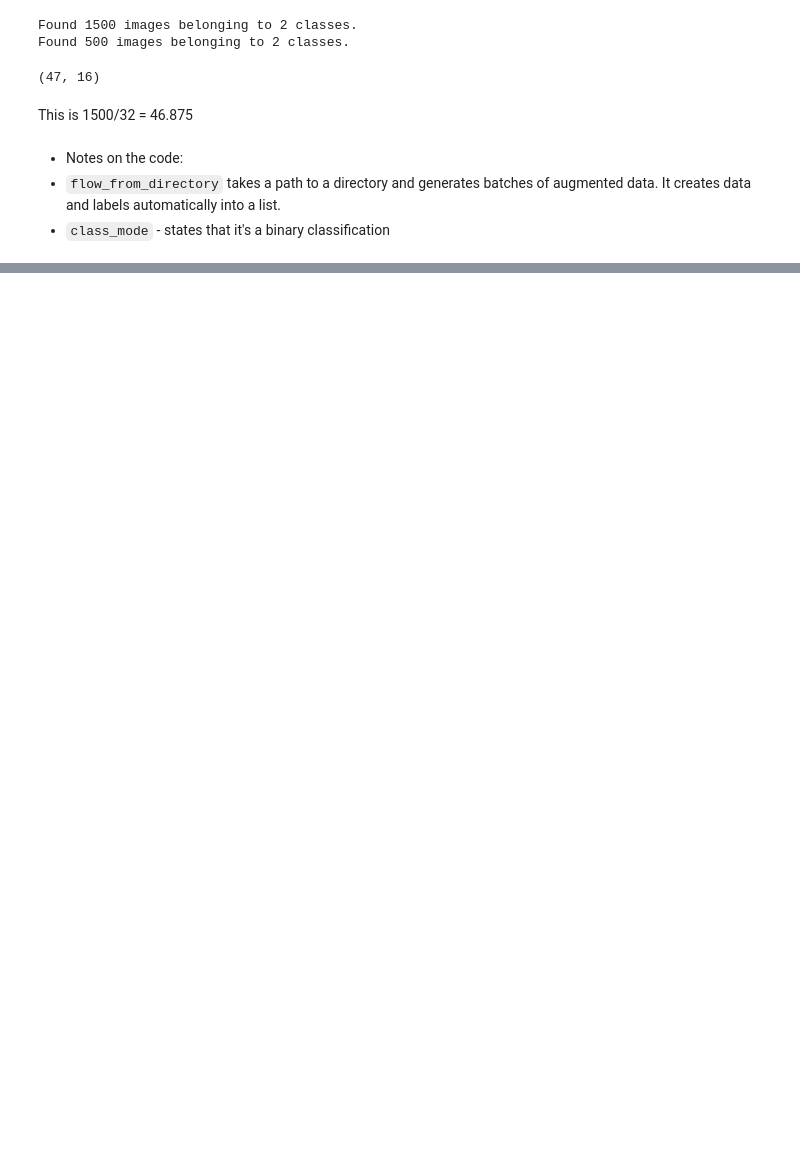
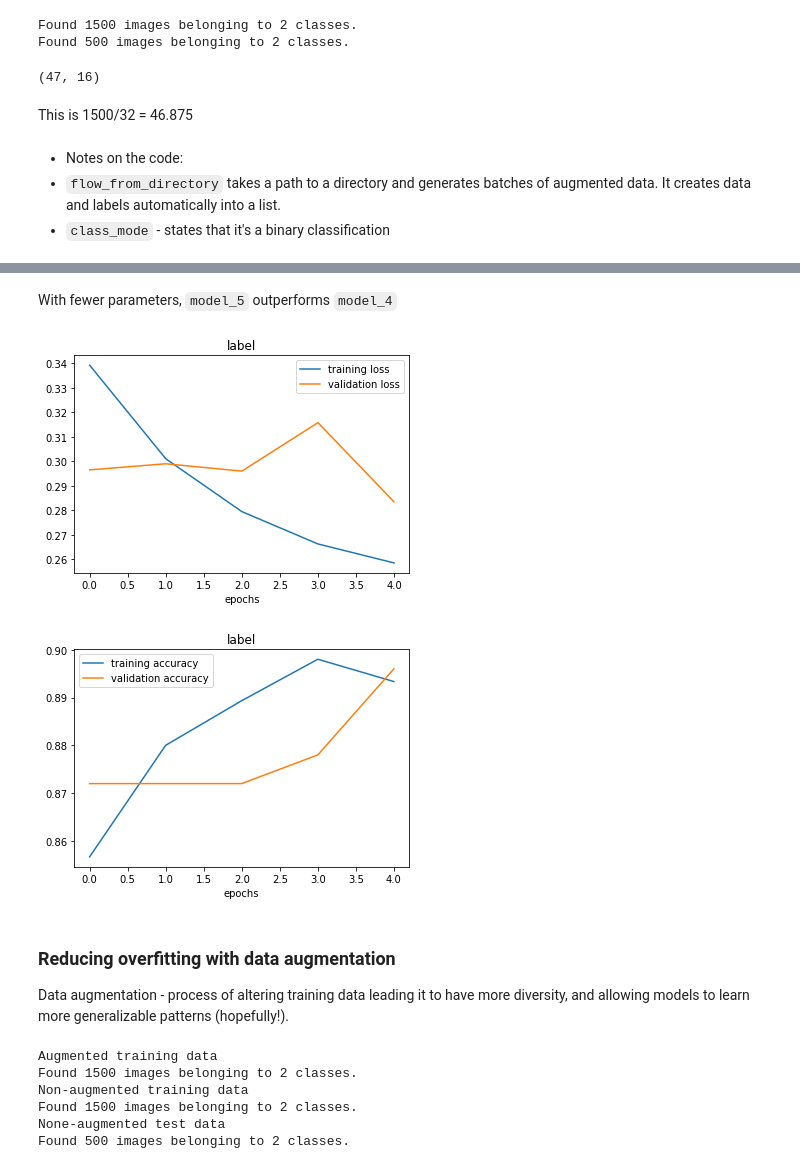
Before and after one commit to ucheokechukwu/ml_tensorflow_deeplearning, a Jupyter notebook: 03_introduction_to_computer_vision_with_tensorflow.ipynb, the cells around one changed output, grey strips where cells are left out. Drawn from its saved outputs; the diff is of its cells as text; code cells hidden in the pictures; blank space fills up the shorter version.

```diff
--- a/03_introduction_to_computer_vision_with_tensorflow.ipynb
+++ b/03_introduction_to_computer_vision_with_tensorflow.ipynb
@@ -242,0 +481,6 @@ Epoch 5/5
+# %%
+# Create train and test data generators and rescale the data
+from tensorflow.keras.preprocessing.image import ImageDataGenerator
+# this will normalize the data by dividing by the largest possible value.
+train_datagen = ImageDataGenerator(rescale = 1./255.)
+test_datagen = ImageDataGenerator(rescale = 1./255.)
@@ -242,0 +732,14 @@ Epoch 5/5
+# %%
+# Create the model (this is going to be our new baseline)
+model_5 = Sequential([
+    Conv2D (10, 3, activation="relu",
+            input_shape = (224,224,3)), # first layer should have an input shape
+    MaxPool2D (pool_size=2),
+    Conv2D (10, 3, activation="relu"),
+    MaxPool2D (), # 2 is default pool_size
+    Conv2D (10, 3, activation="relu"),
+    MaxPool2D (),
+    Flatten(),
+    Dense (1, activation="sigmoid")
+])
+model_5.summary()
@@ -242,0 +769,10 @@ Epoch 5/5
+# %%
+model_5.compile(loss="binary_crossentropy",
+                optimizer=Adam(),
+                metrics="accuracy")
+history_5 = model_5.fit(train_data,
+            epochs=5,
+            steps_per_epoch=len(train_data),
+            validation_data = valid_data,
+            validation_steps=len(valid_data)
+)
@@ -242,0 +790,11 @@ Epoch 5/5
+# %% [markdown]
+With fewer parameters, `model_5` outperforms `model_4`
+# %%
+plot_loss_curves(history_5)
+# %% [output]
+[figure, added]
+[figure, added]
+# %% [markdown]
+### Reducing overfitting with data augmentation
+
+Data augmentation - process of altering training data leading it to have more diversity, and allowing models to learn more generalizable patterns (hopefully!).
@@ -242,0 +815,25 @@ Epoch 5/5
+# %%
+# Import data and augment it from training directory
+print("Augmented training data")
+train_data_augmented = train_datagen_augmented.flow_from_directory(train_dir,
+                                                                      target_size=(224,224),
+                                                                      batch_size=32,
+                                                                      class_mode="binary",
+                                                                      shuffle=False) # for demo only
+# create non-augmented data batches
+print("Non-augmented training data")
+train_data = train_datagen.flow_from_directory(train_dir,
+                                               target_size=(224,224),
+                                               class_mode="binary",
+                                               shuffle=False)
+print("None-augmented test data")
+test_data = test_datagen.flow_from_directory(test_dir,
+                                             target_size=(224,224),
+                                             class_mode="binary")
+# %% [output]
+Augmented training data
+Found 1500 images belonging to 2 classes.
+Non-augmented training data
+Found 1500 images belonging to 2 classes.
+None-augmented test data
+Found 500 images belonging to 2 classes.
```
Also changed, not shown: parts of 76 cells of this notebook.
